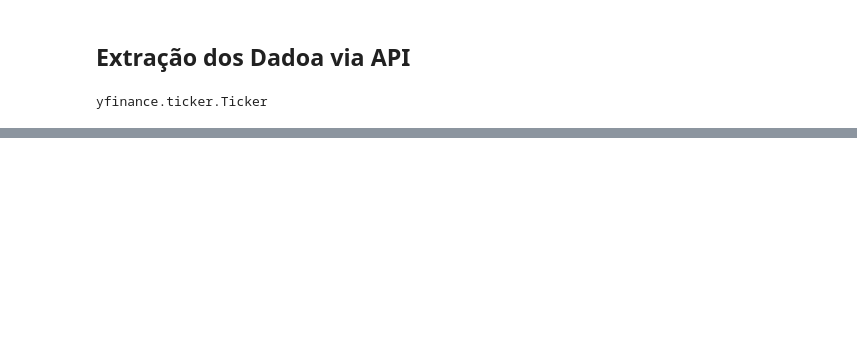
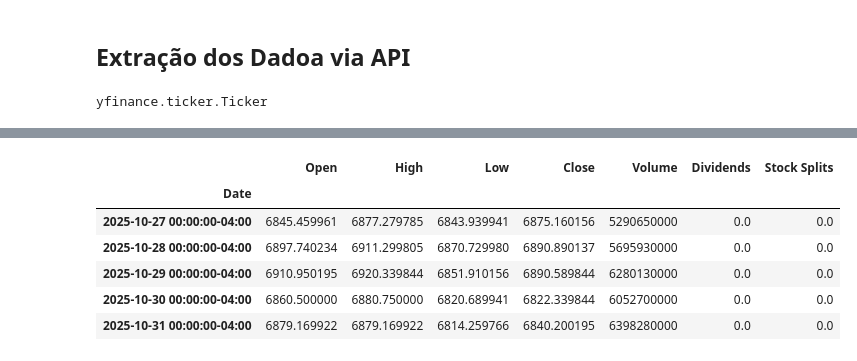
Before and after one commit to IvairBezerra/FinSight, a Jupyter notebook: FinSight.ipynb, the cells around one changed output, grey strips where cells are left out. Drawn from its saved outputs; the diff is of its cells as text; code cells hidden in the pictures; blank space fills up the shorter version.

```diff
--- a/FinSight.ipynb
+++ b/FinSight.ipynb
@@ -77,0 +85,10 @@ df_hist.shape
+# %%
+df_hist.tail(5)
+# %% [output]
+|  | Open | High | Low | Close | Volume | Dividends | Stock Splits |
+| Date |  |  |  |  |  |  |  |
+| 2025-10-27 00:00:00-04:00 | 6845.459961 | 6877.279785 | 6843.939941 | 6875.160156 | 5290650000 | 0.0 | 0.0 |
+| 2025-10-28 00:00:00-04:00 | 6897.740234 | 6911.299805 | 6870.729980 | 6890.890137 | 5695930000 | 0.0 | 0.0 |
+| 2025-10-29 00:00:00-04:00 | 6910.950195 | 6920.339844 | 6851.910156 | 6890.589844 | 6280130000 | 0.0 | 0.0 |
+| 2025-10-30 00:00:00-04:00 | 6860.500000 | 6880.750000 | 6820.689941 | 6822.339844 | 6052700000 | 0.0 | 0.0 |
+| 2025-10-31 00:00:00-04:00 | 6879.169922 | 6879.169922 | 6814.259766 | 6840.200195 | 6398280000 | 0.0 | 0.0 |
```
Also changed, not shown: parts of 10 cells of this notebook.
